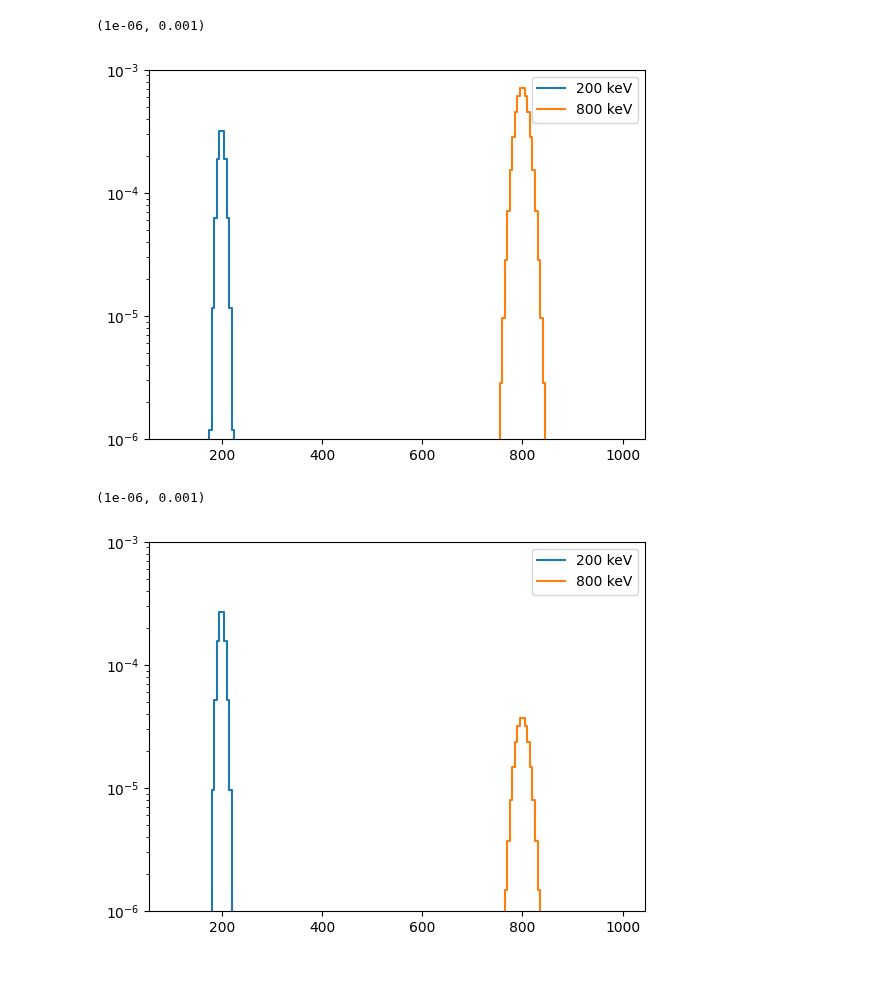
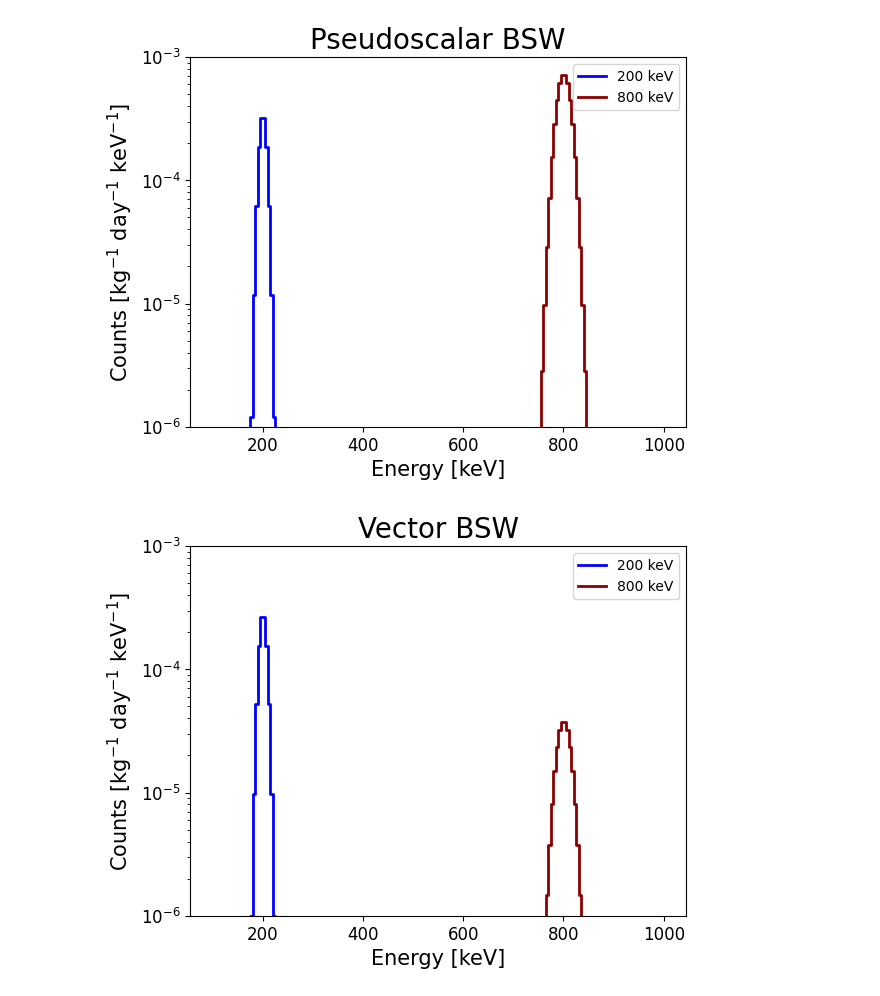
Before and after one commit to mjzurowski/sgm, a Jupyter notebook: check_bsw_spectra.ipynb, the cells around one changed output. Drawn from its saved outputs; the diff is of its cells as text; code cells hidden in the pictures.

```diff
--- a/check_bsw_spectra.ipynb
+++ b/check_bsw_spectra.ipynb
@@ -14,39 +14,56 @@ Pseudoscalar = PseudoscalarBSW()
 Vector = VectorBSW()
 # %%
 masses = [200, 800]
+colors = ['blue', 'darkred']
 ref_gae = 1e-12
 ref_kappa = 1e-12
 # %%
 energy_edges = np.arange(100., 1005., 5.)
 
-for mass in masses:
+for mass, color in zip(masses, colors):
     rate_edges = np.array([Det.dRdE_True(mass, Pseudoscalar.dRdER, NR=False, mX=mass * keV, g_ae=ref_gae)
                            * Det.Res(e, mass) for e in energy_edges])
     rate_centers = 0.5 * (rate_edges[1:] + rate_edges[:-1])
     hist = mh.Histdd.from_histogram(histogram=rate_centers, bin_edges=[energy_edges])
-    hist.plot()
+    hist.plot(color=color, linewidth=2)
 
 plt.legend(['200 keV', '800 keV'])
 
 plt.yscale('log')
 plt.ylim(1e-6, 1e-3)
+
+plt.xlabel('Energy [keV]')
+plt.ylabel(r'Counts [kg$^{-1}$ day$^{-1}$ keV$^{-1}$]')
+plt.title(r'Pseudoscalar BSW', fontsize=20)
+plt.xticks(fontsize=12)
+plt.yticks(fontsize=12)
+ax = plt.gca()
+ax.xaxis.get_label().set_fontsize(15)
+ax.yaxis.get_label().set_fontsize(15)
 # %% [output]
-(1e-06, 0.001)
-[figure, old version]
+[figure, new version]
 # %%
 energy_edges = np.arange(100., 1005., 5.)
 
-for mass in masses:
+for mass, color in zip(masses, colors):
     rate_edges = np.array([Det.dRdE_True(mass, Vector.dRdER, NR=False, mX=mass * keV, kappa=ref_kappa)
                            * Det.Res(e, mass) for e in energy_edges])
     rate_centers = 0.5 * (rate_edges[1:] + rate_edges[:-1])
     hist = mh.Histdd.from_histogram(histogram=rate_centers, bin_edges=[energy_edges])
-    hist.plot()
+    hist.plot(color=color, linewidth=2)
 
 plt.legend(['200 keV', '800 keV'])
 
 plt.yscale('log')
 plt.ylim(1e-6, 1e-3)
+
+plt.xlabel('Energy [keV]')
+plt.ylabel(r'Counts [kg$^{-1}$ day$^{-1}$ keV$^{-1}$]')
+plt.title(r'Vector BSW', fontsize=20)
+plt.xticks(fontsize=12)
+plt.yticks(fontsize=12)
+ax = plt.gca()
+ax.xaxis.get_label().set_fontsize(15)
+ax.yaxis.get_label().set_fontsize(15)
 # %% [output]
-(1e-06, 0.001)
-[figure, old version]
+[figure, new version]
```
Also changed, not shown: 3 other files.
